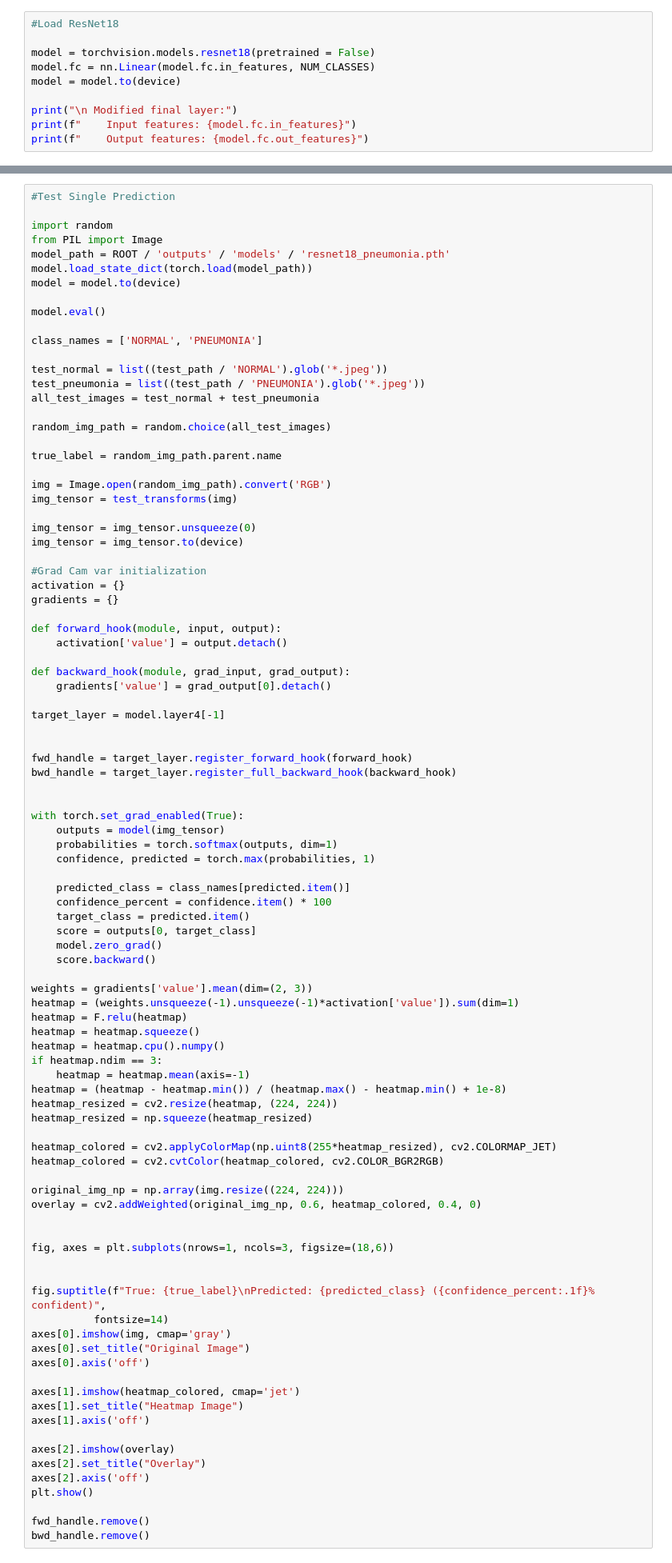
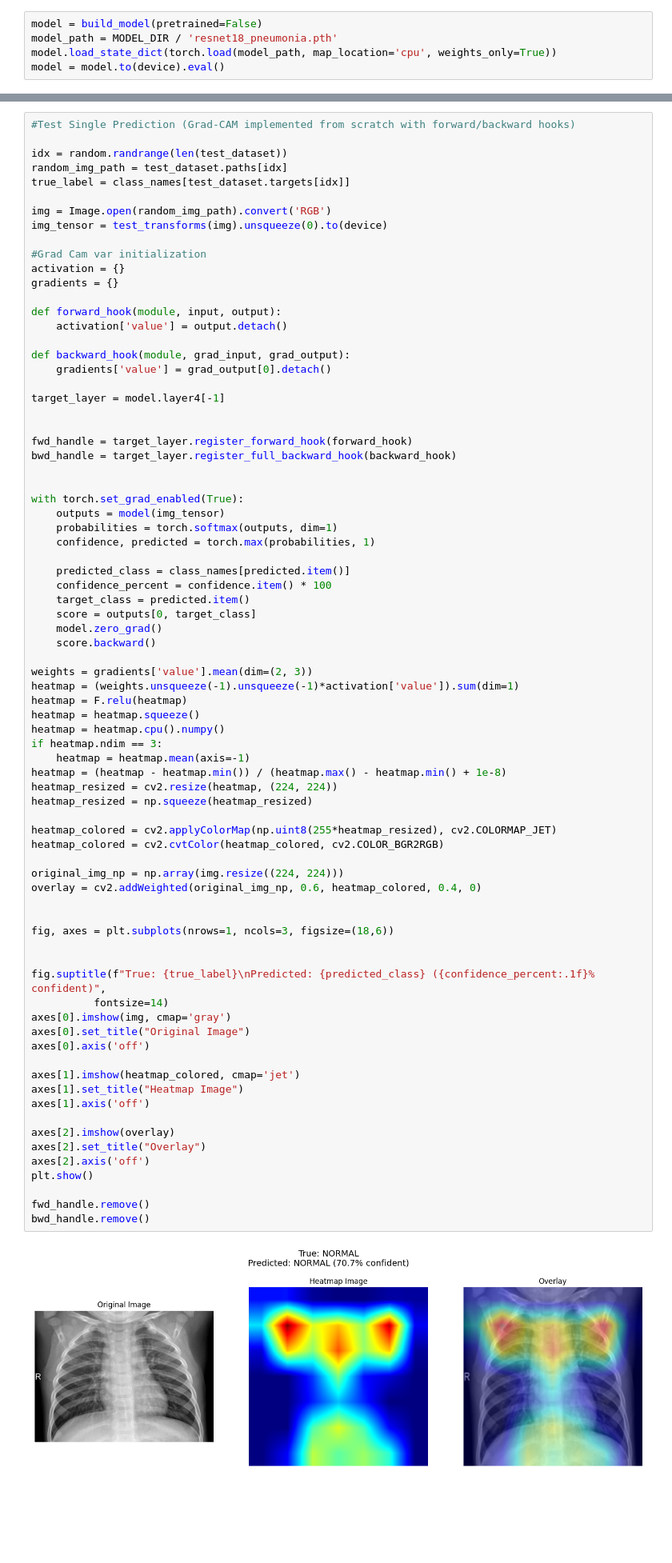
Before and after one commit to amdomokos/01chestXrayClassification, a Jupyter notebook: notebooks/04_model_playground.ipynb, the cells around one changed output, grey strips where cells are left out. Shown at 80% size. Cells and saved outputs as stored; diff of their text form; blank space fills up the shorter version.

```diff
--- a/notebooks/04_model_playground.ipynb
+++ b/notebooks/04_model_playground.ipynb
@@ -41,11 +26,6 @@ MODEL_NAME = 'resnet18'
 # %%
-#Load ResNet18
-
-model = torchvision.models.resnet18(pretrained = False)
-model.fc = nn.Linear(model.fc.in_features, NUM_CLASSES)
-model = model.to(device)
-
-print("\n Modified final layer:")
-print(f"    Input features: {model.fc.in_features}")
-print(f"    Output features: {model.fc.out_features}")
+model = build_model(pretrained=False)
+model_path = MODEL_DIR / 'resnet18_pneumonia.pth'
+model.load_state_dict(torch.load(model_path, map_location='cpu', weights_only=True))
+model = model.to(device).eval()
 # %%
@@ -74,29 +36,12 @@ test_loader = DataLoader(
 # %%
-#Test Single Prediction
+#Test Single Prediction (Grad-CAM implemented from scratch with forward/backward hooks)
 
-import random
-from PIL import Image
-model_path = ROOT / 'outputs' / 'models' / 'resnet18_pneumonia.pth'
-model.load_state_dict(torch.load(model_path))
-model = model.to(device)
-
-model.eval()
-
-class_names = ['NORMAL', 'PNEUMONIA']
-
-test_normal = list((test_path / 'NORMAL').glob('*.jpeg'))
-test_pneumonia = list((test_path / 'PNEUMONIA').glob('*.jpeg'))
-all_test_images = test_normal + test_pneumonia
-
-random_img_path = random.choice(all_test_images)
-
-true_label = random_img_path.parent.name
+idx = random.randrange(len(test_dataset))
+random_img_path = test_dataset.paths[idx]
+true_label = class_names[test_dataset.targets[idx]]
 
 img = Image.open(random_img_path).convert('RGB')
-img_tensor = test_transforms(img)
-
-img_tensor = img_tensor.unsqueeze(0)
-img_tensor = img_tensor.to(device)
+img_tensor = test_transforms(img).unsqueeze(0).to(device)
 
 #Grad Cam var initialization
 activation = {}
@@ -138,30 +83,32 @@ heatmap = (heatmap - heatmap.min()) / (heatmap.max() - heatmap.min() + 1e-8)
 heatmap_resized = cv2.resize(heatmap, (224, 224))
 heatmap_resized = np.squeeze(heatmap_resized)
 
 heatmap_colored = cv2.applyColorMap(np.uint8(255*heatmap_resized), cv2.COLORMAP_JET)
 heatmap_colored = cv2.cvtColor(heatmap_colored, cv2.COLOR_BGR2RGB)
 
 original_img_np = np.array(img.resize((224, 224)))
 overlay = cv2.addWeighted(original_img_np, 0.6, heatmap_colored, 0.4, 0)
 
 
 fig, axes = plt.subplots(nrows=1, ncols=3, figsize=(18,6))
 
 
 fig.suptitle(f"True: {true_label}\nPredicted: {predicted_class} ({confidence_percent:.1f}% confident)",
           fontsize=14)
 axes[0].imshow(img, cmap='gray')
 axes[0].set_title("Original Image")
 axes[0].axis('off')
 
 axes[1].imshow(heatmap_colored, cmap='jet')
 axes[1].set_title("Heatmap Image")
 axes[1].axis('off')
 
 axes[2].imshow(overlay)
 axes[2].set_title("Overlay")
 axes[2].axis('off')
 plt.show()
 
 fwd_handle.remove()
 bwd_handle.remove()
+# %% [output]
+[figure, added]
```
Also changed, not shown: parts of 4 cells of this notebook, 12 other files.
